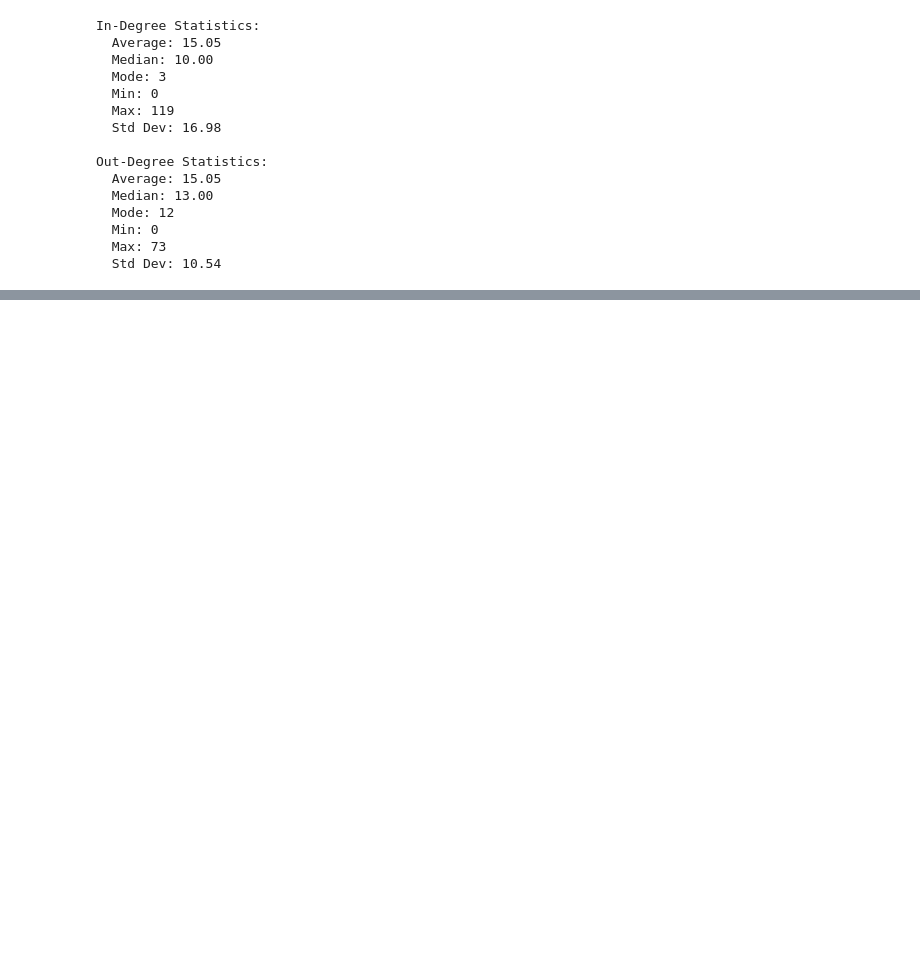
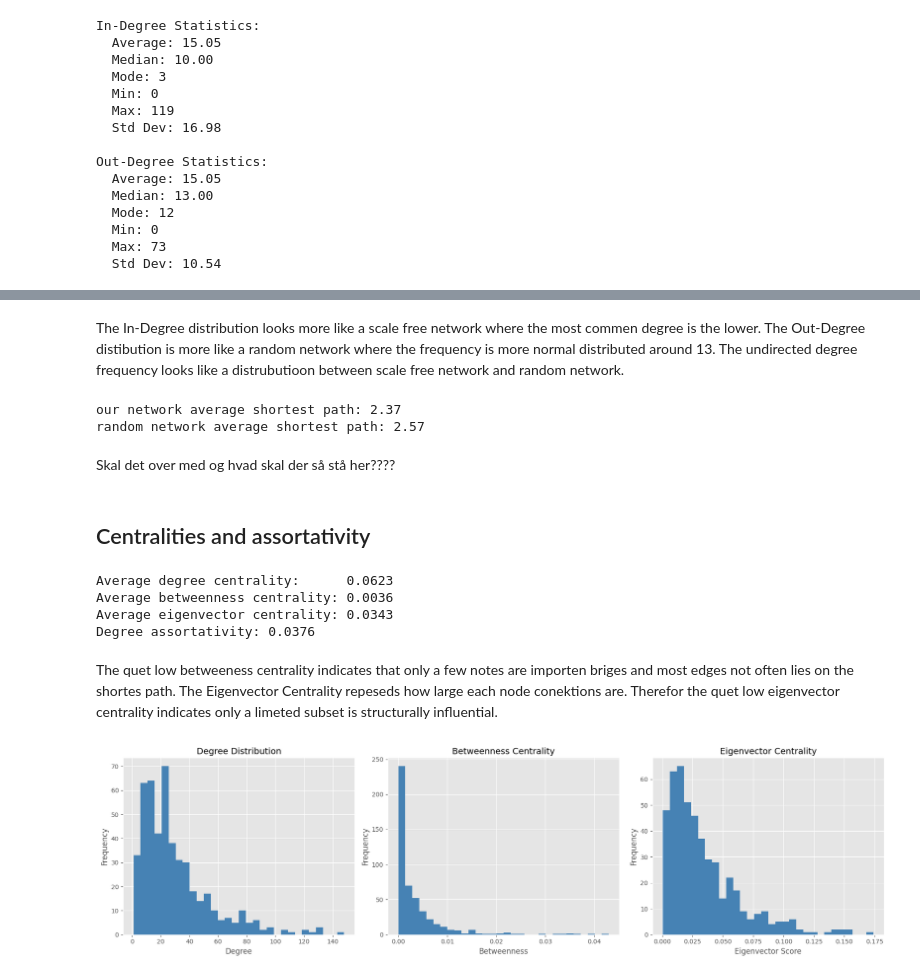
Before and after one commit to fridapfrandsen/SocialGraphsAssignment1, a Jupyter notebook: SocialGraphsAssignment2.ipynb, the cells around one changed output, grey strips where cells are left out. Saved outputs shown, nothing was run; the diff lists cells and outputs as text; code cells hidden in the pictures; blank space fills up the shorter version.

```diff
--- a/SocialGraphsAssignment2.ipynb
+++ b/SocialGraphsAssignment2.ipynb
@@ -115,0 +148,80 @@ plt.tight_layout()
+# %% [markdown]
+The In-Degree distribution looks more like a scale free network where the most commen degree is the lower. The Out-Degree distibution is more like a random network where the frequency is more normal distributed around 13. The undirected degree frequency looks like a distrubutioon between scale free network and random network.
+# %%
+# Calculate the probability of connection for random graph
+p = n_edges / (n_nodes * (n_nodes - 1))
+
+G_undirected = G.to_undirected()
+
+G_random = nx.gnp_random_graph(n_nodes, p)
+G_ = nx.watts_strogatz_graph(500, 4, 0)
+
+G_Largest_connected_subgraph = G_undirected.subgraph(max(nx.connected_components(G_undirected), key=len)).copy()
+G_random_Largest_connected_subgraph = G_random.subgraph(max(nx.connected_components(G_random), key=len)).copy()
+
+
+print(f"our network average shortest path: {nx.average_shortest_path_length(G_Largest_connected_subgraph):.2f}")
+print(f"random network average shortest path: {nx.average_shortest_path_length(G_random_Largest_connected_subgraph):.2f}")
+# %% [output]
+our network average shortest path: 2.37
+random network average shortest path: 2.57
+# %% [markdown]
+Skal det over med og hvad skal der så stå her????
+# %% [markdown]
+## Centralities and assortativity
+# %%
+# Degree centrality
+degree_centrality = nx.degree_centrality(G)
+
+# Betweenness centrality
+betweenness_centrality = nx.betweenness_centrality(G)
+
+# Eigenvector centrality
+eigenvector_centrality = nx.eigenvector_centrality(G_undirected)
+
+# Print summary stats
+print(f"Average degree centrality:      {sum(degree_centrality.values())/len(degree_centrality):.4f}")
+print(f"Average betweenness centrality: {sum(betweenness_centrality.values())/len(betweenness_centrality):.4f}")
+print(f"Average eigenvector centrality: {sum(eigenvector_centrality.values())/len(eigenvector_centrality):.4f}")
+
+assort = nx.degree_assortativity_coefficient(G)
+print(f"Degree assortativity: {assort:.4f}")
+# %% [output]
+Average degree centrality:      0.0623
+Average betweenness centrality: 0.0036
+Average eigenvector centrality: 0.0343
+Degree assortativity: 0.0376
+# %% [markdown]
+The quet low betweeness centrality indicates that only a few notes are importen briges and most edges not often lies on the shortes path. The Eigenvector Centrality repeseds how large each node conektions are. Therefor the quet low eigenvector centrality indicates only a limeted subset is structurally influential.
+# %%
+plt.style.use("ggplot")   # nicer default style
+
+degree_vals = [deg for _, deg in G.degree()]
+betweenness_vals = list(betweenness_centrality.values())
+eigenvector_vals = list(eigenvector_centrality.values())
+
+fig, axes = plt.subplots(1, 3, figsize=(18, 5))
+color = "steelblue"
+
+# Degree
+axes[0].hist(degree_vals, bins=30, color=color)
+axes[0].set_title("Degree Distribution", fontsize=14)
+axes[0].set_xlabel("Degree", fontsize=12)
+axes[0].set_ylabel("Frequency", fontsize=12)
+
+# Betweenness
+axes[1].hist(betweenness_vals, bins=30, color=color)
+axes[1].set_title("Betweenness Centrality", fontsize=14)
+axes[1].set_xlabel("Betweenness", fontsize=12)
+axes[1].set_ylabel("Frequency", fontsize=12)
+
+# Eigenvector
+axes[2].hist(eigenvector_vals, bins=30, color=color)
+axes[2].set_title("Eigenvector Centrality", fontsize=14)
+axes[2].set_xlabel("Eigenvector Score", fontsize=12)
+axes[2].set_ylabel("Frequency", fontsize=12)
+
+plt.tight_layout()
+plt.show()
+# %% [output]
+[figure, added]
```
Also changed, not shown: parts of 10 cells of this notebook.
